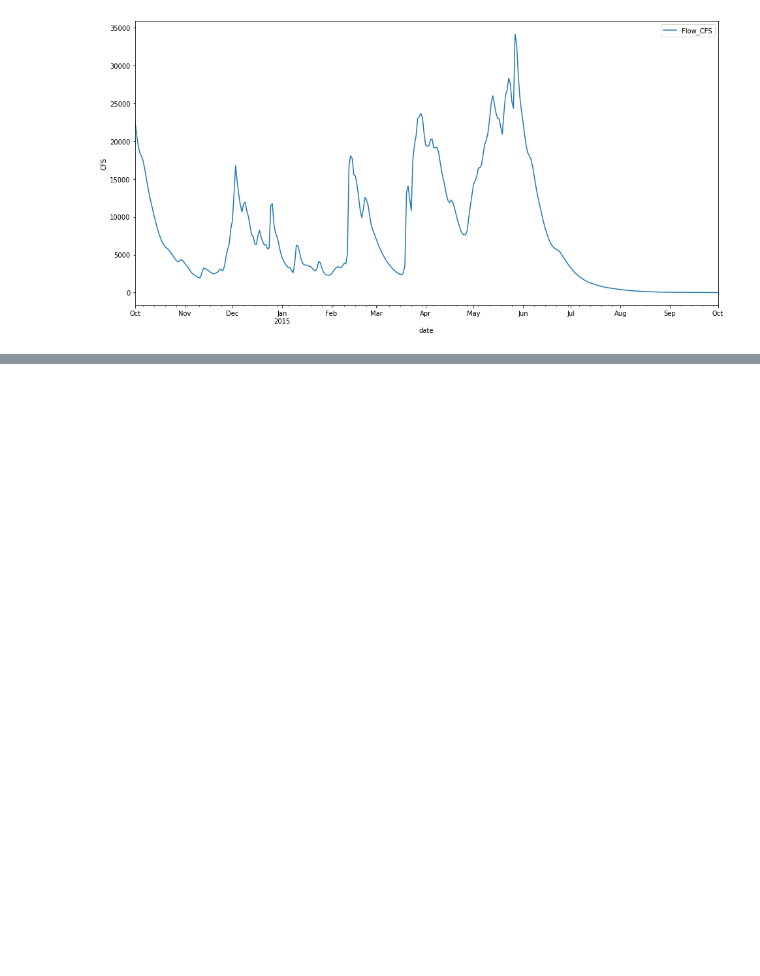
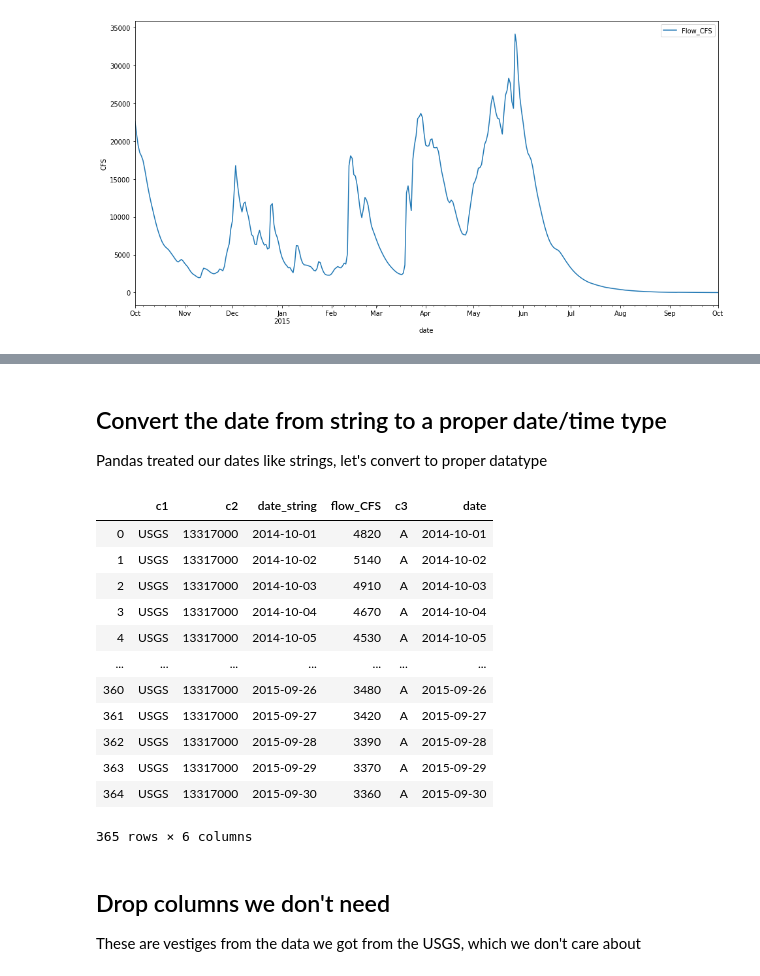
Before and after one commit to arezaii/pf_snake_river, a Jupyter notebook: post/SnakeRiverShapeDomain_SalmonRiverFlow.ipynb, the cells around one changed output, grey strips where cells are left out. Cells and saved outputs as stored; diff of their text form; code cells hidden in the pictures; blank space fills up the shorter version.

```diff
--- a/post/SnakeRiverShapeDomain_SalmonRiverFlow.ipynb
+++ b/post/SnakeRiverShapeDomain_SalmonRiverFlow.ipynb
@@ -31,0 +105,23 @@ Text(0, 0.5, 'CFS')
+# %% [markdown]
+## Convert the date from string to a proper date/time type
+Pandas treated our dates like strings, let's convert to proper datatype
+# %%
+usgs_data['date'] = pd.to_datetime(usgs_data.date_string)
+usgs_data
+# %% [output]
+|  | c1 | c2 | date_string | flow_CFS | c3 | date |
+| 0 | USGS | 13317000 | 2014-10-01 | 4820 | A | 2014-10-01 |
+| 1 | USGS | 13317000 | 2014-10-02 | 5140 | A | 2014-10-02 |
+| 2 | USGS | 13317000 | 2014-10-03 | 4910 | A | 2014-10-03 |
+| 3 | USGS | 13317000 | 2014-10-04 | 4670 | A | 2014-10-04 |
+| 4 | USGS | 13317000 | 2014-10-05 | 4530 | A | 2014-10-05 |
+| ... | ... | ... | ... | ... | ... | ... |
+| 360 | USGS | 13317000 | 2015-09-26 | 3480 | A | 2015-09-26 |
+| 361 | USGS | 13317000 | 2015-09-27 | 3420 | A | 2015-09-27 |
+| 362 | USGS | 13317000 | 2015-09-28 | 3390 | A | 2015-09-28 |
+| 363 | USGS | 13317000 | 2015-09-29 | 3370 | A | 2015-09-29 |
+| 364 | USGS | 13317000 | 2015-09-30 | 3360 | A | 2015-09-30 |
+365 rows × 6 columns
+# %% [markdown]
+## Drop columns we don't need
+These are vestiges from the data we got from the USGS, which we don't care about
```
Also changed, not shown: parts of 18 cells of this notebook, 1 other file.
